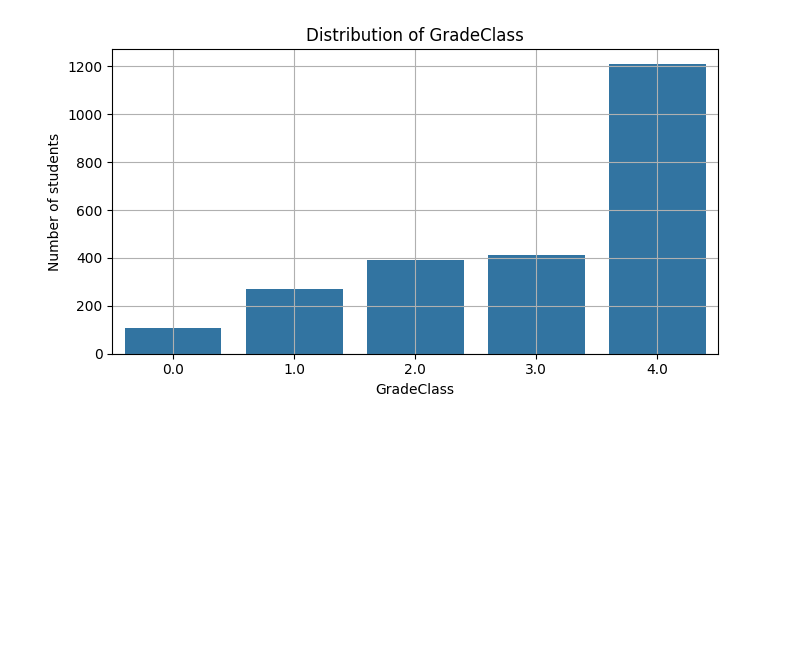
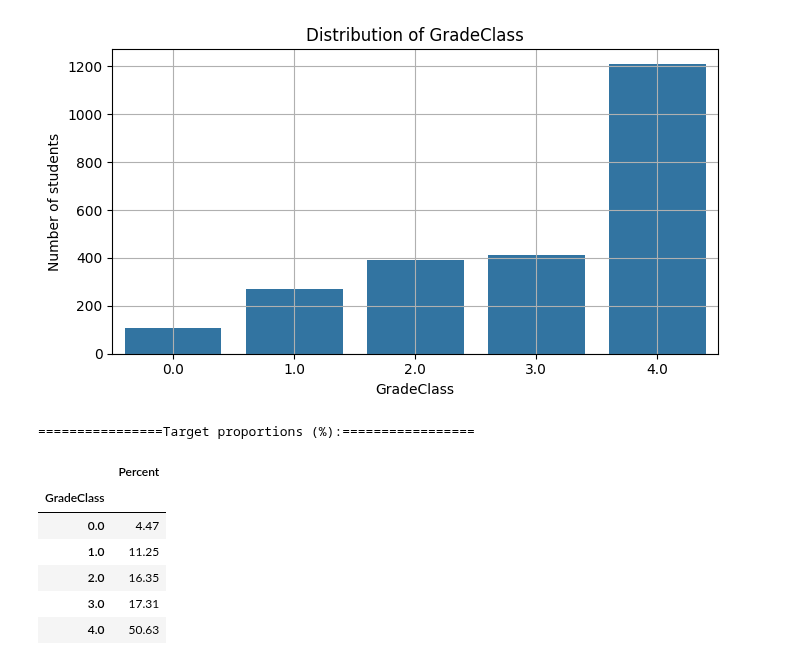
Before and after one commit to Sonu-kumar-08/YBI-INTERNSHIP, a Jupyter notebook: Student_Performance_Prediction.ipynb, the cells around one changed output. Drawn from its saved outputs; the diff is of its cells as text; code cells hidden in the pictures; blank space fills up the shorter version.

```diff
--- a/Student_Performance_Prediction.ipynb
+++ b/Student_Performance_Prediction.ipynb
@@ -162,3 +162,20 @@ plt.grid()
 plt.show()
 # %% [output]
 [figure]
+# %%
+print("================Target proportions (%):=================")
+display((
+    clean_df["GradeClass"]
+    .value_counts(normalize=True)
+    .sort_index() * 100
+    )
+        .round(2).to_frame("Percent"))
+# %% [output]
+================Target proportions (%):=================
+|  | Percent |
+| GradeClass |  |
+| 0.0 | 4.47 |
+| 1.0 | 11.25 |
+| 2.0 | 16.35 |
+| 3.0 | 17.31 |
+| 4.0 | 50.63 |
```
